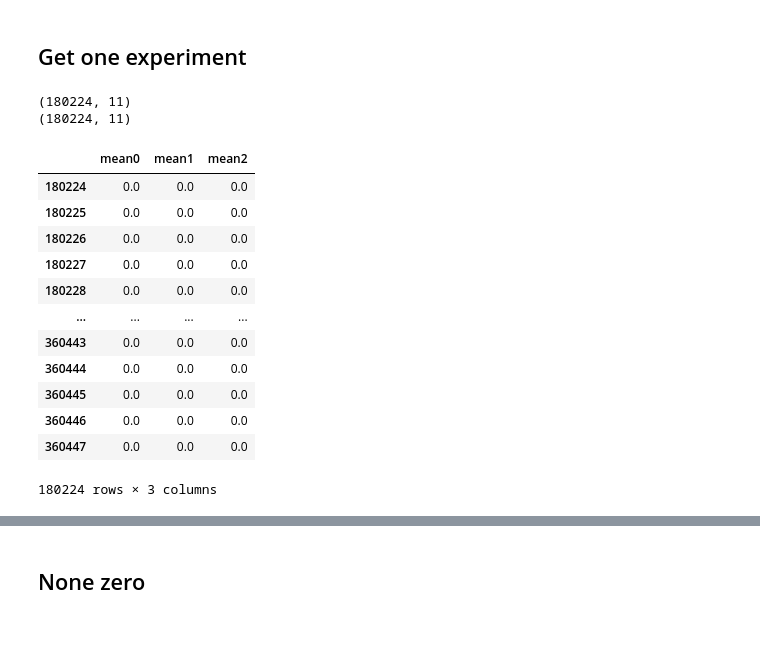
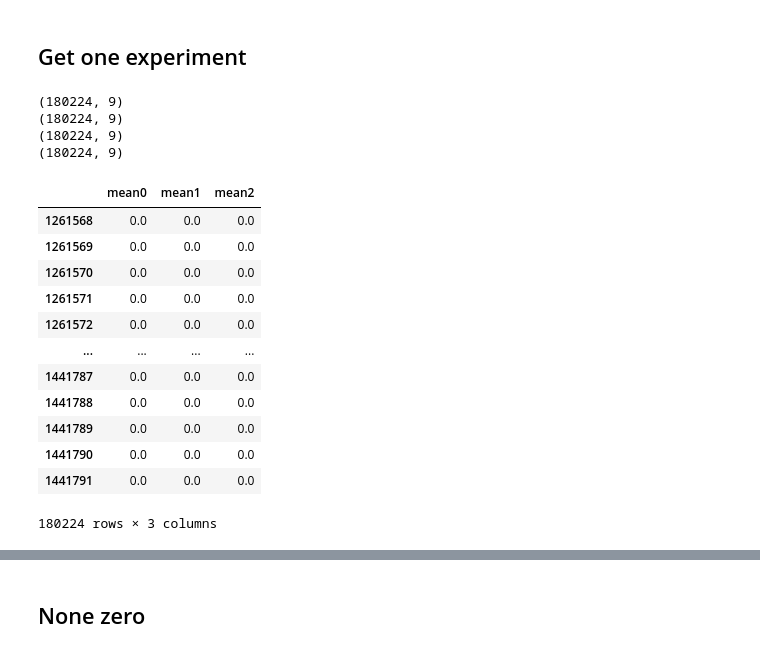
Before and after one commit to chikakoto/tdcs_thesis, a Jupyter notebook: notebooks/7.4_predict_sphere.ipynb, the cells around one changed output, grey strips where cells are left out. Saved outputs shown, nothing was run; the diff lists cells and outputs as text; code cells hidden in the pictures.

```diff
--- a/notebooks/7.4_predict_sphere.ipynb
+++ b/notebooks/7.4_predict_sphere.ipynb
@@ -53,11 +53,11 @@ df
 # %% [markdown]
 ## 3 attributes
 # %%
-file_mean = save_path+"fmap_mean_neg_amp_42.txt"
-columns_mean =['exp', 'mini_exp', 'i', 'j', 'k', 'amp', 'neg', 'mean0', 'mean1', 'mean2','theory']
+file_mean = save_path+"fmap_mean_neg_42to44.txt"
+columns_mean =['exp', 'mini_exp', 'i', 'j', 'k', 'neg', 'mean0', 'mean1', 'mean2']
 data = np.loadtxt(file_mean);
 # %%
 df = pd.DataFrame(data, columns=columns_mean)
-df = df.astype({"exp": int, "i": int, "j": int, "k": int, "mini_exp": int, "amp":int, "neg": int})
+df = df.astype({"exp": int, "i": int, "j": int, "k": int, "mini_exp": int, "neg": int})
 df
 # %% [output]
@@ -110,36 +118,37 @@ memory usage: 90.8 MB
 # %% [markdown]
 ## Get one experiment
 # %%
-df_test1 = df[(df['exp']==42) & (df['mini_exp']==1) & (df['neg']==1)]
-df_test2 = df[(df['exp']==42) & (df['mini_exp']==1) & (df['neg']==0)]
-# df_test3 = df[(df['exp']==43) & (df['mini_exp']==2) & (df['neg']==1)]
-# df_test4 = df[(df['exp']==43) & (df['mini_exp']==2) & (df['neg']==0)]
-# df_test5 = df[(df['exp']==43) & (df['mini_exp']==3) & (df['neg']==1)]
-# df_test6 = df[(df['exp']==43) & (df['mini_exp']==3) & (df['neg']==0)]
-# df_test3 = df[(df['exp']==42) & (df['mini_exp']==3)]
+df_test1 = df[(df['exp']==44) & (df['mini_exp']==1) & (df['neg']==1)]
+df_test2 = df[(df['exp']==44) & (df['mini_exp']==1) & (df['neg']==0)]
+df_test3 = df[(df['exp']==43) & (df['mini_exp']==2) & (df['neg']==1)]
+df_test4 = df[(df['exp']==43) & (df['mini_exp']==2) & (df['neg']==0)]
+# df_test5 = df[(df['exp']==44) & (df['mini_exp']==3) & (df['neg']==1)]
+# df_test6 = df[(df['exp']==44) & (df['mini_exp']==3) & (df['neg']==0)]
 # %%
 print(df_test1.shape)
 print(df_test2.shape)
-# print(df_test3.shape)
-# print(df_test4.shape)
+print(df_test3.shape)
+print(df_test4.shape)
 # print(df_test5.shape)
 # print(df_test6.shape)
 # %% [output]
-(180224, 11)
-(180224, 11)
+(180224, 9)
+(180224, 9)
+(180224, 9)
+(180224, 9)
 # %%
-df_test1.iloc[:, 7:-1]
+df_test1.iloc[:, 6:]
 # %% [output]
 |  | mean0 | mean1 | mean2 |
-| 180224 | 0.0 | 0.0 | 0.0 |
-| 180225 | 0.0 | 0.0 | 0.0 |
-| 180226 | 0.0 | 0.0 | 0.0 |
-| 180227 | 0.0 | 0.0 | 0.0 |
-| 180228 | 0.0 | 0.0 | 0.0 |
+| 1261568 | 0.0 | 0.0 | 0.0 |
+| 1261569 | 0.0 | 0.0 | 0.0 |
+| 1261570 | 0.0 | 0.0 | 0.0 |
+| 1261571 | 0.0 | 0.0 | 0.0 |
+| 1261572 | 0.0 | 0.0 | 0.0 |
 | ... | ... | ... | ... |
-| 360443 | 0.0 | 0.0 | 0.0 |
-| 360444 | 0.0 | 0.0 | 0.0 |
-| 360445 | 0.0 | 0.0 | 0.0 |
-| 360446 | 0.0 | 0.0 | 0.0 |
-| 360447 | 0.0 | 0.0 | 0.0 |
+| 1441787 | 0.0 | 0.0 | 0.0 |
+| 1441788 | 0.0 | 0.0 | 0.0 |
+| 1441789 | 0.0 | 0.0 | 0.0 |
+| 1441790 | 0.0 | 0.0 | 0.0 |
+| 1441791 | 0.0 | 0.0 | 0.0 |
 180224 rows × 3 columns
```
Also changed, not shown: parts of 18 cells of this notebook, 5 other files.
